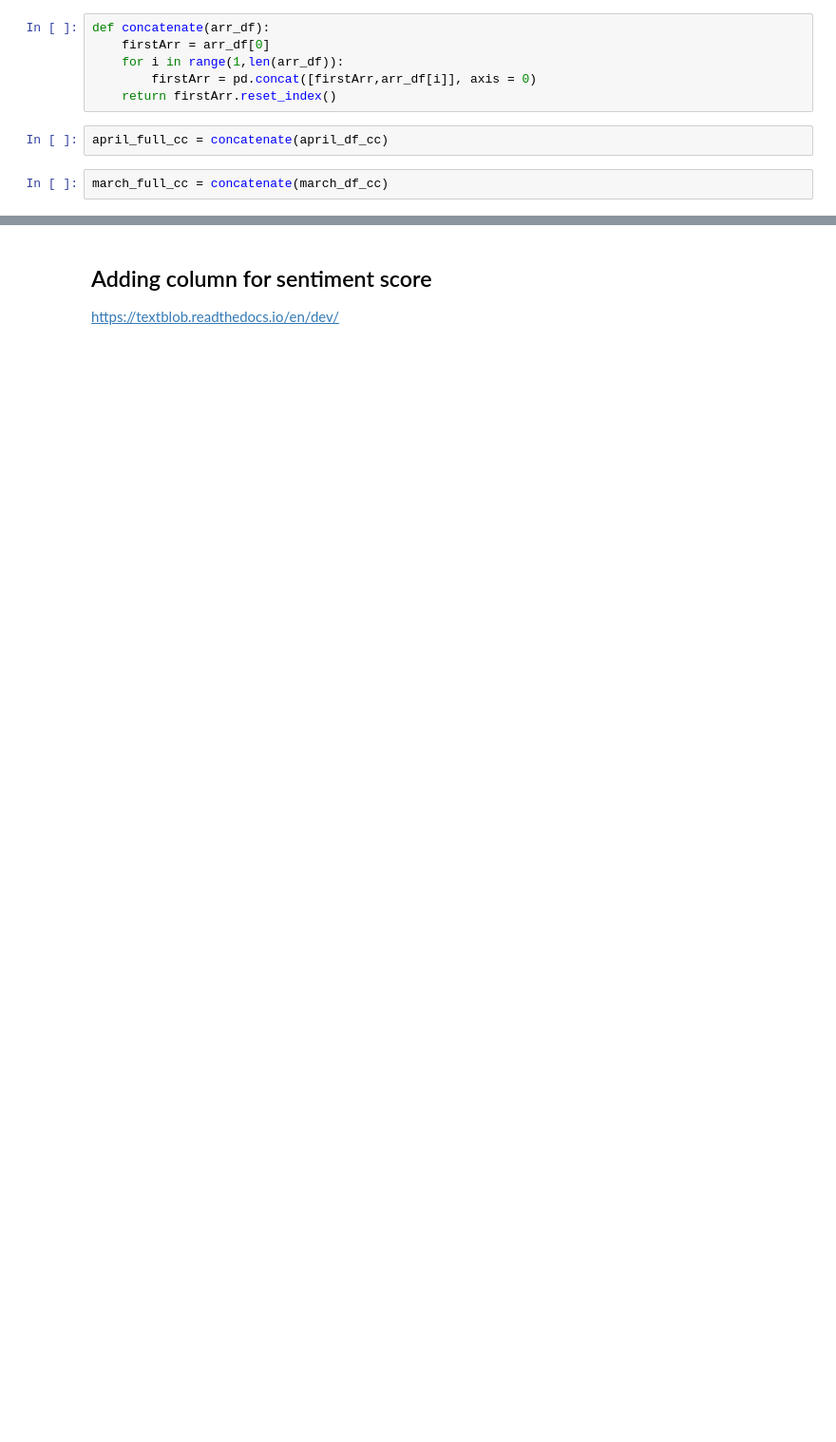
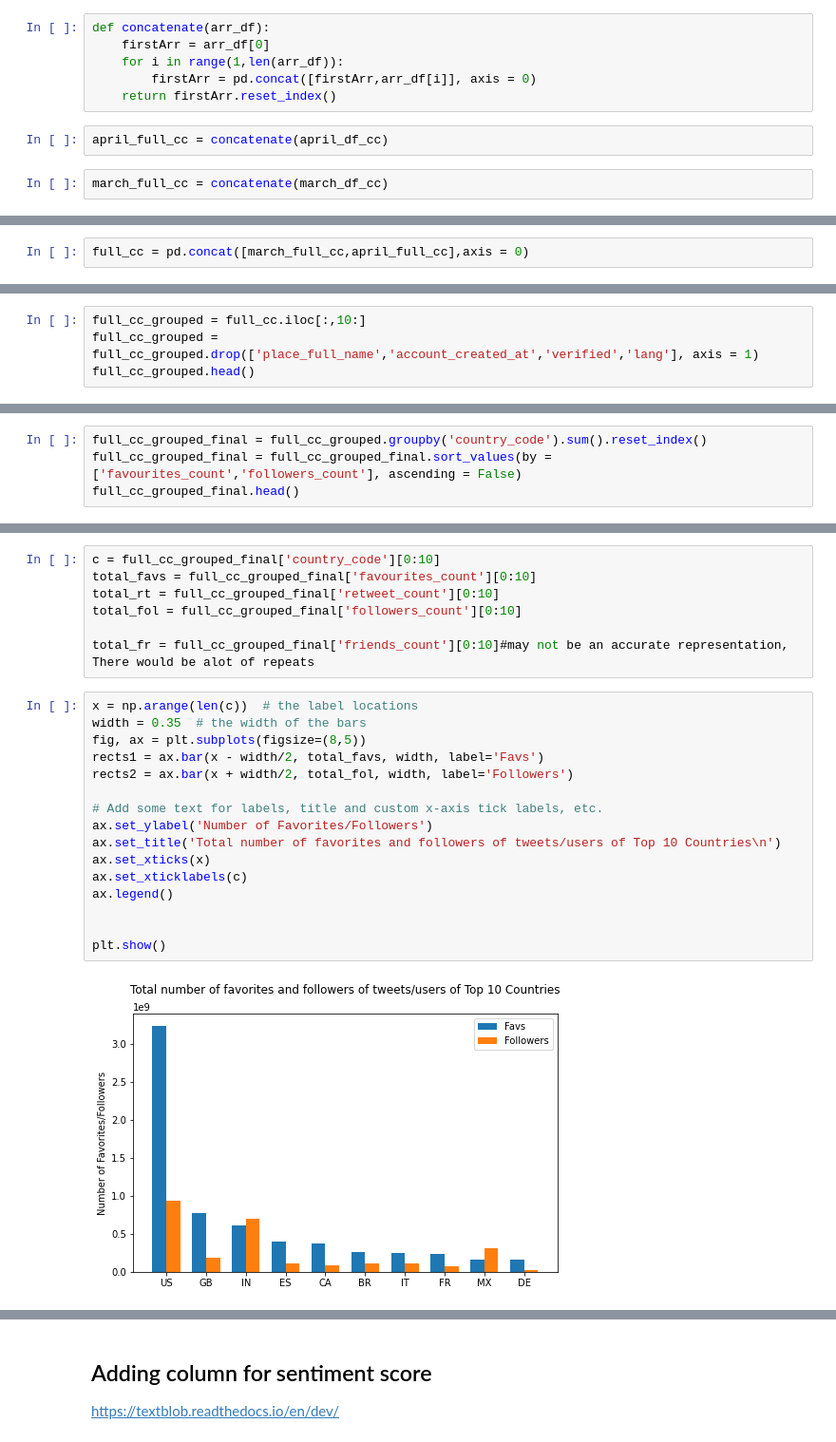
Before and after one commit to adrielk/Covid19-ML-and-Analysis, a Jupyter notebook: Covid-19 and Sentiment.ipynb, the cells around one changed output, grey strips where cells are left out. Shown at 95% size. Saved outputs shown, nothing was run; the diff lists cells and outputs as text; blank space fills up the shorter version.

```diff
--- a/Covid-19 and Sentiment.ipynb
+++ b/Covid-19 and Sentiment.ipynb
@@ -241,0 +235,2 @@ march_full_cc.head(2)
+# %%
+full_cc = pd.concat([march_full_cc,april_full_cc],axis = 0)
@@ -241,0 +249,4 @@ march_full_cc.head(2)
+# %%
+full_cc_grouped = full_cc.iloc[:,10:]
+full_cc_grouped = full_cc_grouped.drop(['place_full_name','account_created_at','verified','lang'], axis = 1)
+full_cc_grouped.head()
@@ -241,0 +260,4 @@ march_full_cc.head(2)
+# %%
+full_cc_grouped_final = full_cc_grouped.groupby('country_code').sum().reset_index()
+full_cc_grouped_final = full_cc_grouped_final.sort_values(by = ['favourites_count','followers_count'], ascending = False)
+full_cc_grouped_final.head()
@@ -241,0 +275,25 @@ march_full_cc.head(2)
+# %%
+c = full_cc_grouped_final['country_code'][0:10]
+total_favs = full_cc_grouped_final['favourites_count'][0:10]
+total_rt = full_cc_grouped_final['retweet_count'][0:10]
+total_fol = full_cc_grouped_final['followers_count'][0:10]
+
+total_fr = full_cc_grouped_final['friends_count'][0:10]#may not be an accurate representation, There would be alot of repeats
+# %%
+x = np.arange(len(c))  # the label locations
+width = 0.35  # the width of the bars
+fig, ax = plt.subplots(figsize=(8,5))
+rects1 = ax.bar(x - width/2, total_favs, width, label='Favs')
+rects2 = ax.bar(x + width/2, total_fol, width, label='Followers')
+
+# Add some text for labels, title and custom x-axis tick labels, etc.
+ax.set_ylabel('Number of Favorites/Followers')
+ax.set_title('Total number of favorites and followers of tweets/users of Top 10 Countries\n')
+ax.set_xticks(x)
+ax.set_xticklabels(c)
+ax.legend()
+
+
+plt.show()
+# %% [output]
+[figure, added]
```
Also changed, not shown: parts of 12 cells of this notebook.
